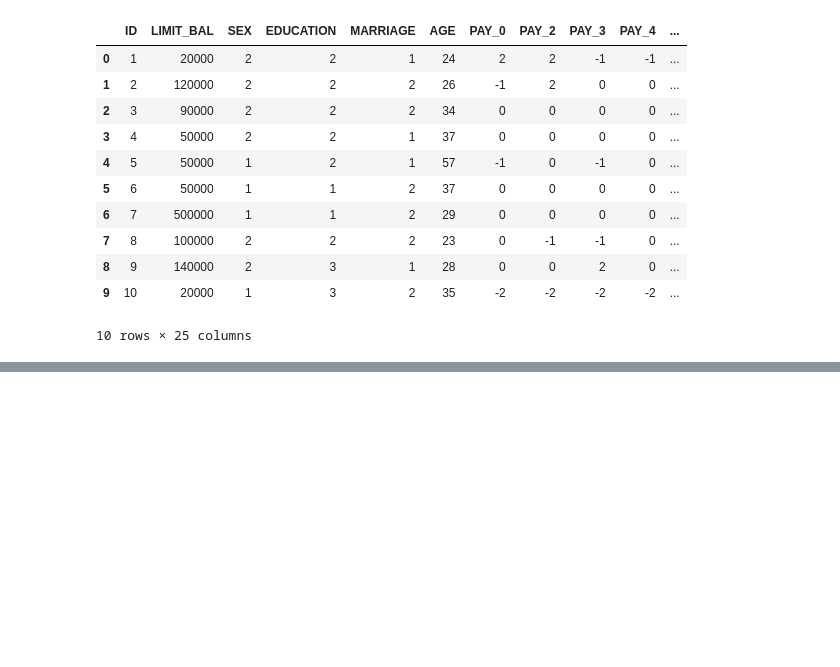
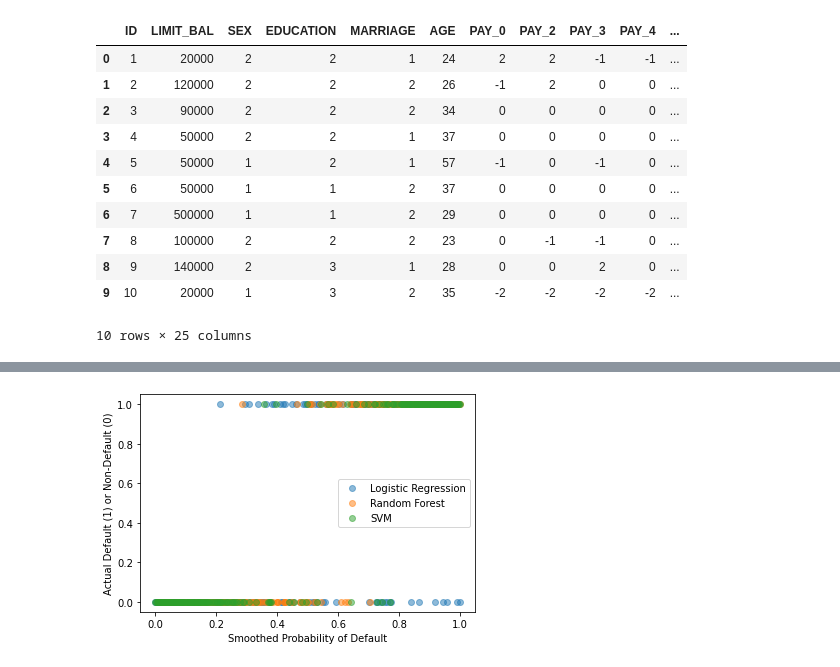
Before and after one commit to asingh161/CreditRiskPrediction_Taiwan, a Jupyter notebook: codes/main_code.ipynb, the cells around one changed output, grey strips where cells are left out. Saved outputs shown, nothing was run; the diff lists cells and outputs as text; code cells hidden in the pictures; blank space fills up the shorter version.

```diff
--- a/codes/main_code.ipynb
+++ b/codes/main_code.ipynb
@@ -32,0 +125,74 @@ default_of_credit_card_clients.head(10)
+# %%
+import numpy as np
+import matplotlib.pyplot as plt
+from sklearn.metrics import accuracy_score, confusion_matrix
+from sklearn.model_selection import train_test_split
+from sklearn.linear_model import LogisticRegression
+from sklearn.ensemble import RandomForestClassifier
+from sklearn.svm import SVC
+from sklearn.datasets import make_classification
+
+def sorting_smoothing(predictions, alpha=0.5):
+    """
+    Sorting Smoothing Method to smooth classification predictions.
+
+    Parameters:
+    - predictions: Numpy array of predicted probabilities (values between 0 and 1).
+    - alpha: Smoothing parameter, a value between 0 and 1.
+
+    Returns:
+    - Smoothed predictions.
+    """
+    n = len(predictions)
+    sorted_indices = np.argsort(predictions)
+    weights = np.linspace(0, 1, n)
+
+    smoothed_predictions = np.zeros_like(predictions)
+    smoothed_predictions[sorted_indices] = alpha * weights + (1 - alpha) * predictions[sorted_indices]
+
+    return smoothed_predictions
+
+# Generate synthetic data
+X, y = make_classification(n_samples=1000, n_features=20, n_informative=10, n_classes=2, random_state=42)
+
+# Split the data into training and testing sets
+X_train, X_test, y_train, y_test = train_test_split(X, y, test_size=0.2, random_state=42)
+
+# Define models
+models = {
+    'Logistic Regression': LogisticRegression(),
+    'Random Forest': RandomForestClassifier(),
+    'SVM': SVC(probability=True)
+}
+
+# Train and evaluate models
+results = {}
+for name, model in models.items():
+    model.fit(X_train, y_train)
+    y_pred = model.predict_proba(X_test)[:, 1]  # Get predicted probabilities
+    smoothed_predictions = sorting_smoothing(y_pred, alpha=0.5)  # Apply Sorting Smoothing Method
+
+    accuracy = accuracy_score(y_test, np.round(smoothed_predictions))
+    conf_matrix = confusion_matrix(y_test, np.round(smoothed_predictions))
+
+    results[name] = {
+        'model': model,
+        'accuracy': accuracy,
+        'confusion_matrix': conf_matrix,
+        'smoothed_predictions': smoothed_predictions
+    }
+
+# Print and visualize results
+for name, result in results.items():
+    print(f"{name} Accuracy: {result['accuracy']}")
+    print(f"Confusion Matrix:\n{result['confusion_matrix']}\n")
+
+# Visualize smoothed results (scatter plot, lift chart, etc.)
+for name, result in results.items():
+    plt.scatter(result['smoothed_predictions'], y_test, label=name, alpha=0.5)
+
+plt.xlabel('Smoothed Probability of Default')
+plt.ylabel('Actual Default (1) or Non-Default (0)')
+plt.legend()
+plt.show()
+# %% [output]
@@ -32,0 +213 @@ default_of_credit_card_clients.head(10)
+[figure, added]
```
Also changed, not shown: parts of 3 cells of this notebook.
